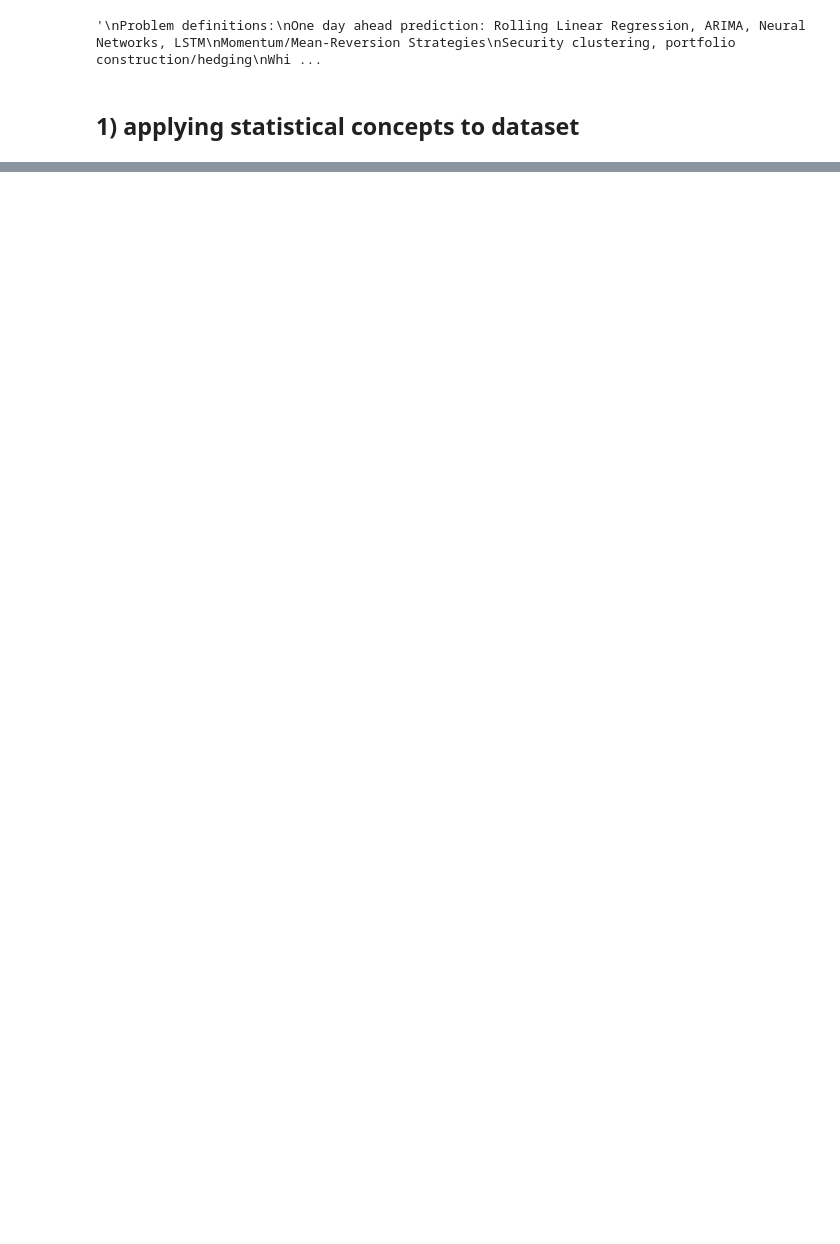
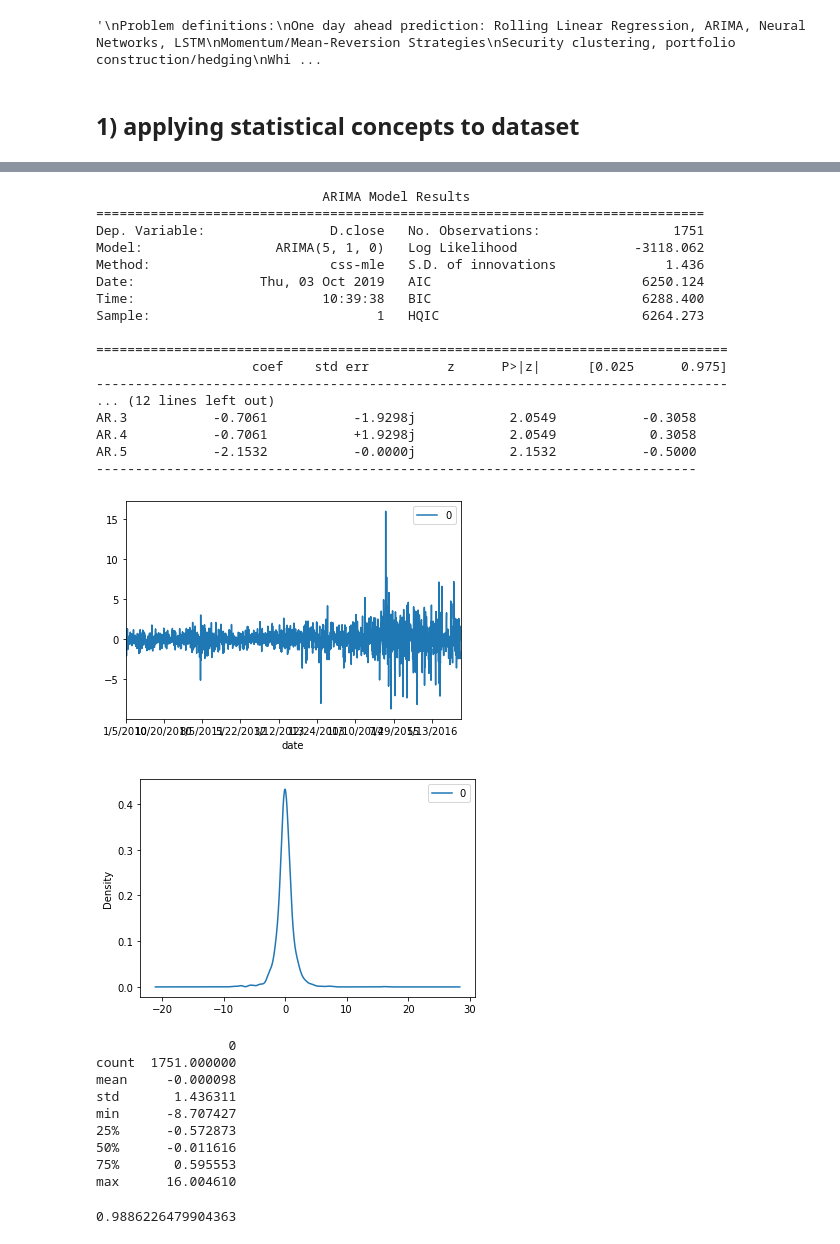
Before and after one commit to harinipsamy/kaggle-nyse-dataset-analysis, a Jupyter notebook: NYSE_dataset.ipynb, the cells around one changed output, grey strips where cells are left out. Saved outputs shown, nothing was run; the diff lists cells and outputs as text; code cells hidden in the pictures; blank space fills up the shorter version.

Commit message:
added ARIMA model

```diff
--- a/NYSE_dataset.ipynb
+++ b/NYSE_dataset.ipynb
@@ -95,0 +111,52 @@ strong multicollinearity or other numerical problems.
+# %%
+#ARIMA
+#GARCH
+
+model = ARIMA(y, order=(5,1,0))
+#model_fit = model.fit(disp=0)
+print(model_fit.summary())
+# plot residual errors
+residuals = pd.DataFrame(model_fit.resid)
+residuals.plot()
+#pyplot.show()
+residuals.plot(kind='kde')
+pyplot.show()
+print(residuals.describe())
+%matplotlib inline
+
+
+# issues with the model - 5,1,0 is arbitrary. it might not work for all stocks. should find if there's a way to automate it.
+# I shd first start with determining values of p, d and q.
+# %% [output]
+                             ARIMA Model Results
+==============================================================================
+Dep. Variable:                D.close   No. Observations:                 1751
+Model:                 ARIMA(5, 1, 0)   Log Likelihood               -3118.062
+Method:                       css-mle   S.D. of innovations              1.436
+Date:                Thu, 03 Oct 2019   AIC                           6250.124
+Time:                        10:39:38   BIC                           6288.400
+Sample:                             1   HQIC                          6264.273
+
+=================================================================================
+                    coef    std err          z      P>|z|      [0.025      0.975]
+---------------------------------------------------------------------------------
+... (12 lines left out)
+AR.3           -0.7061           -1.9298j            2.0549           -0.3058
+AR.4           -0.7061           +1.9298j            2.0549            0.3058
+AR.5           -2.1532           -0.0000j            2.1532           -0.5000
+-----------------------------------------------------------------------------
+[figure, added]
+[figure, added]
+                 0
+count  1751.000000
+mean     -0.000098
+std       1.436311
+min      -8.707427
+25%      -0.572873
+50%      -0.011616
+75%       0.595553
+max      16.004610
+# %%
+score
+# %% [output]
+0.9886226479904363
```
Also changed, not shown: parts of 8 cells of this notebook.
